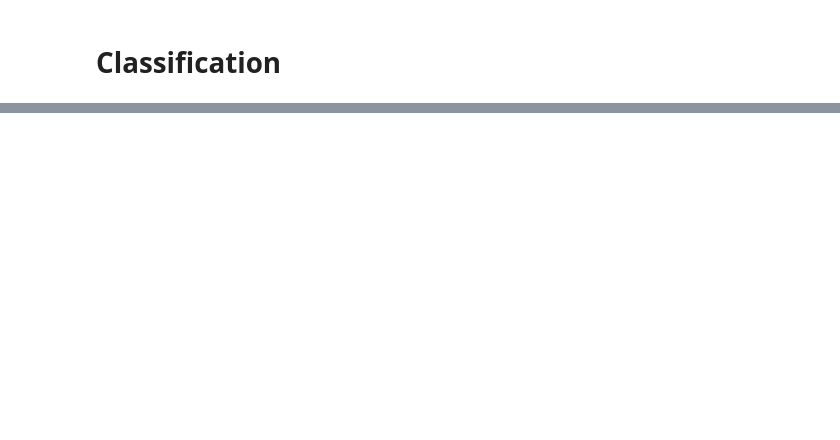
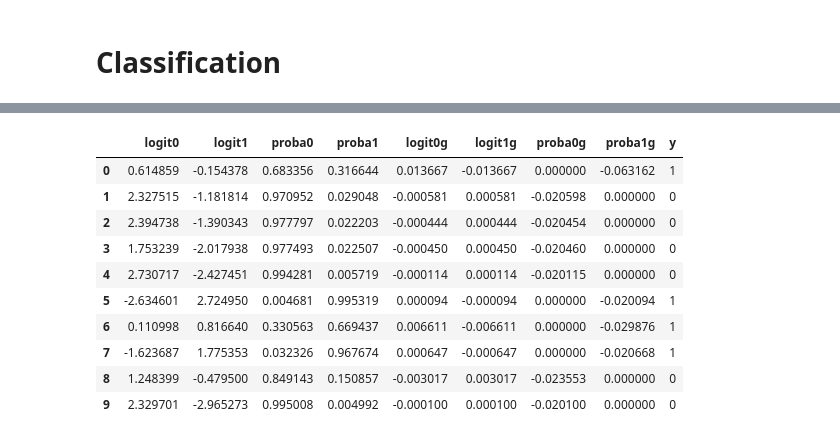
Before and after one commit to egafni/AutoGrad, a Jupyter notebook: notebooks/my_autograd.ipynb, the cells around one changed output, grey strips where cells are left out. Cells and saved outputs as stored; diff of their text form; code cells hidden in the pictures; blank space fills up the shorter version.

```diff
--- a/notebooks/my_autograd.ipynb
+++ b/notebooks/my_autograd.ipynb
@@ -124,3 +138,28 @@ AssertionError:
+# %%
+import pandas as pd
+pd.DataFrame(dict(
+  logit0=[x_[0].data for x_ in y_logits],
+  logit1=[x_[1].data for x_ in y_logits],
+  proba0=[x_[0].data for x_ in y_probs],
+  proba1=[x_[1].data for x_ in y_probs],
+  logit0g=[x_[0].grad for x_ in y_logits],
+  logit1g=[x_[1].grad for x_ in y_logits],
+  proba0g=[x_[0].grad for x_ in y_probs],
+  proba1g=[x_[1].grad for x_ in y_probs],
+  y=y
+                 )).head(10)
+# %% [output]
+|  | logit0 | logit1 | proba0 | proba1 | logit0g | logit1g | proba0g | proba1g | y |
+| 0 | 0.614859 | -0.154378 | 0.683356 | 0.316644 | 0.013667 | -0.013667 | 0.000000 | -0.063162 | 1 |
+| 1 | 2.327515 | -1.181814 | 0.970952 | 0.029048 | -0.000581 | 0.000581 | -0.020598 | 0.000000 | 0 |
+| 2 | 2.394738 | -1.390343 | 0.977797 | 0.022203 | -0.000444 | 0.000444 | -0.020454 | 0.000000 | 0 |
+| 3 | 1.753239 | -2.017938 | 0.977493 | 0.022507 | -0.000450 | 0.000450 | -0.020460 | 0.000000 | 0 |
+| 4 | 2.730717 | -2.427451 | 0.994281 | 0.005719 | -0.000114 | 0.000114 | -0.020115 | 0.000000 | 0 |
+| 5 | -2.634601 | 2.724950 | 0.004681 | 0.995319 | 0.000094 | -0.000094 | 0.000000 | -0.020094 | 1 |
+| 6 | 0.110998 | 0.816640 | 0.330563 | 0.669437 | 0.006611 | -0.006611 | 0.000000 | -0.029876 | 1 |
+| 7 | -1.623687 | 1.775353 | 0.032326 | 0.967674 | 0.000647 | -0.000647 | 0.000000 | -0.020668 | 1 |
+| 8 | 1.248399 | -0.479500 | 0.849143 | 0.150857 | -0.003017 | 0.003017 | -0.023553 | 0.000000 | 0 |
+| 9 | 2.329701 | -2.965273 | 0.995008 | 0.004992 | -0.000100 | 0.000100 | -0.020100 | 0.000000 | 0 |
 # %%
 for p in net.parameters():
     print(f'{p.name}={p.data:.2f} grad={p.grad:.5f}')
```
Also changed, not shown: parts of 10 cells of this notebook, 6 other files.
